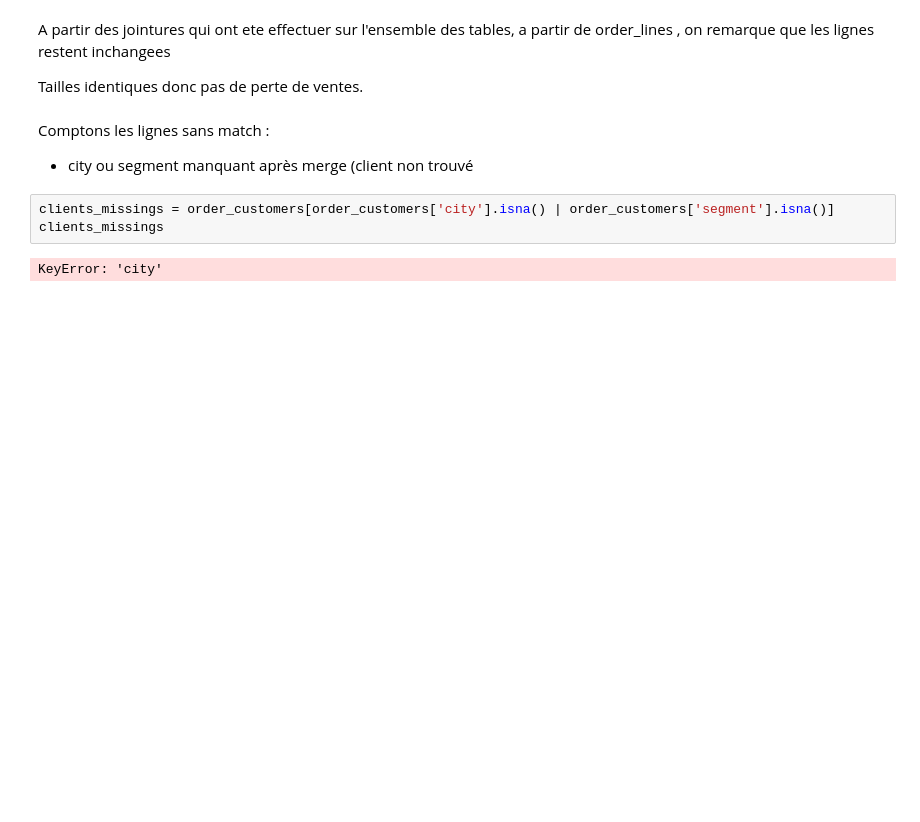
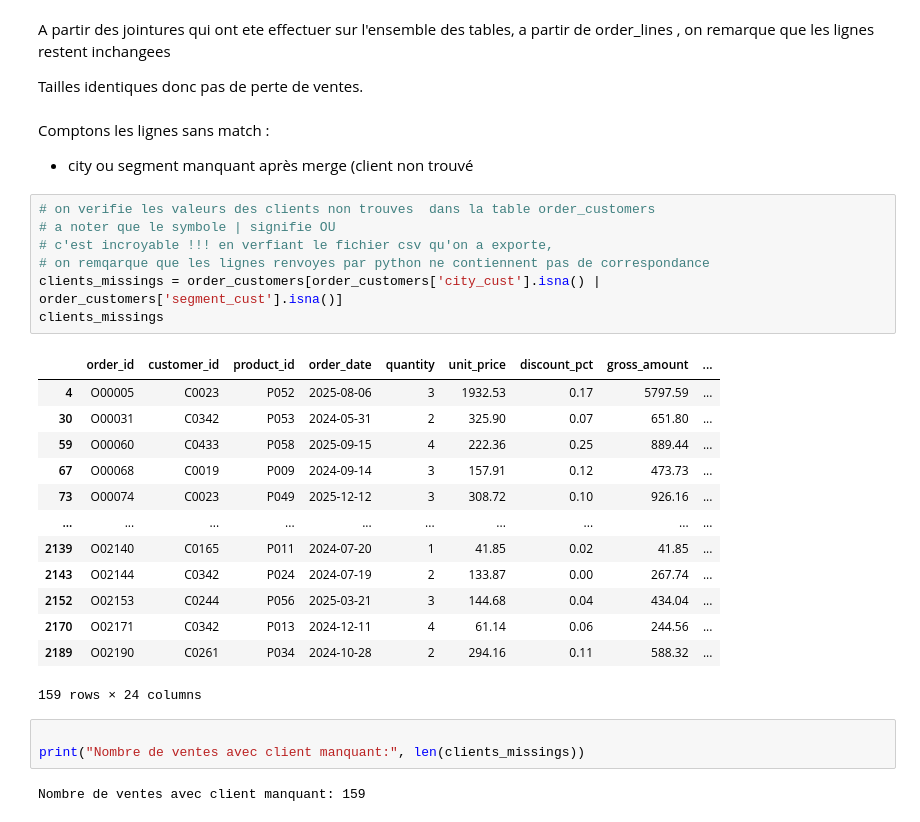
Before and after one commit to Poincare008/Mini_Projet_Pandas, a Jupyter notebook: Mini_Projet_Pandas.ipynb, the cells around one changed output. Saved outputs shown, nothing was run; the diff lists cells and outputs as text; blank space fills up the shorter version.

```diff
--- a/Mini_Projet_Pandas.ipynb
+++ b/Mini_Projet_Pandas.ipynb
@@ -777,7 +783,28 @@ Tailles identiques donc pas de perte de ventes.
 Comptons les lignes sans match :
 - city ou segment manquant après merge (client non trouvé
 # %%
-clients_missings = order_customers[order_customers['city'].isna() | order_customers['segment'].isna()]
+# on verifie les valeurs des clients non trouves  dans la table order_customers
+# a noter que le symbole | signifie OU
+# c'est incroyable !!! en verfiant le fichier csv qu'on a exporte,
+# on remqarque que les lignes renvoyes par python ne contiennent pas de correspondance
+clients_missings = order_customers[order_customers['city_cust'].isna() | order_customers['segment_cust'].isna()]
 clients_missings
 # %% [output]
+|  | order_id | customer_id | product_id | order_date | quantity | unit_price | discount_pct | gross_amount | ... |
+| 4 | O00005 | C0023 | P052 | 2025-08-06 | 3 | 1932.53 | 0.17 | 5797.59 | ... |
+| 30 | O00031 | C0342 | P053 | 2024-05-31 | 2 | 325.90 | 0.07 | 651.80 | ... |
+| 59 | O00060 | C0433 | P058 | 2025-09-15 | 4 | 222.36 | 0.25 | 889.44 | ... |
+| 67 | O00068 | C0019 | P009 | 2024-09-14 | 3 | 157.91 | 0.12 | 473.73 | ... |
+| 73 | O00074 | C0023 | P049 | 2025-12-12 | 3 | 308.72 | 0.10 | 926.16 | ... |
+| ... | ... | ... | ... | ... | ... | ... | ... | ... | ... |
+| 2139 | O02140 | C0165 | P011 | 2024-07-20 | 1 | 41.85 | 0.02 | 41.85 | ... |
+| 2143 | O02144 | C0342 | P024 | 2024-07-19 | 2 | 133.87 | 0.00 | 267.74 | ... |
+| 2152 | O02153 | C0244 | P056 | 2025-03-21 | 3 | 144.68 | 0.04 | 434.04 | ... |
+| 2170 | O02171 | C0342 | P013 | 2024-12-11 | 4 | 61.14 | 0.06 | 244.56 | ... |
+| 2189 | O02190 | C0261 | P034 | 2024-10-28 | 2 | 294.16 | 0.11 | 588.32 | ... |
-KeyError: 'city'
+159 rows × 24 columns
+# %%
+
+print("Nombre de ventes avec client manquant:", len(clients_missings))
+# %% [output]
+Nombre de ventes avec client manquant: 159
```
Also changed, not shown: parts of 7 cells of this notebook, 2 other files.
